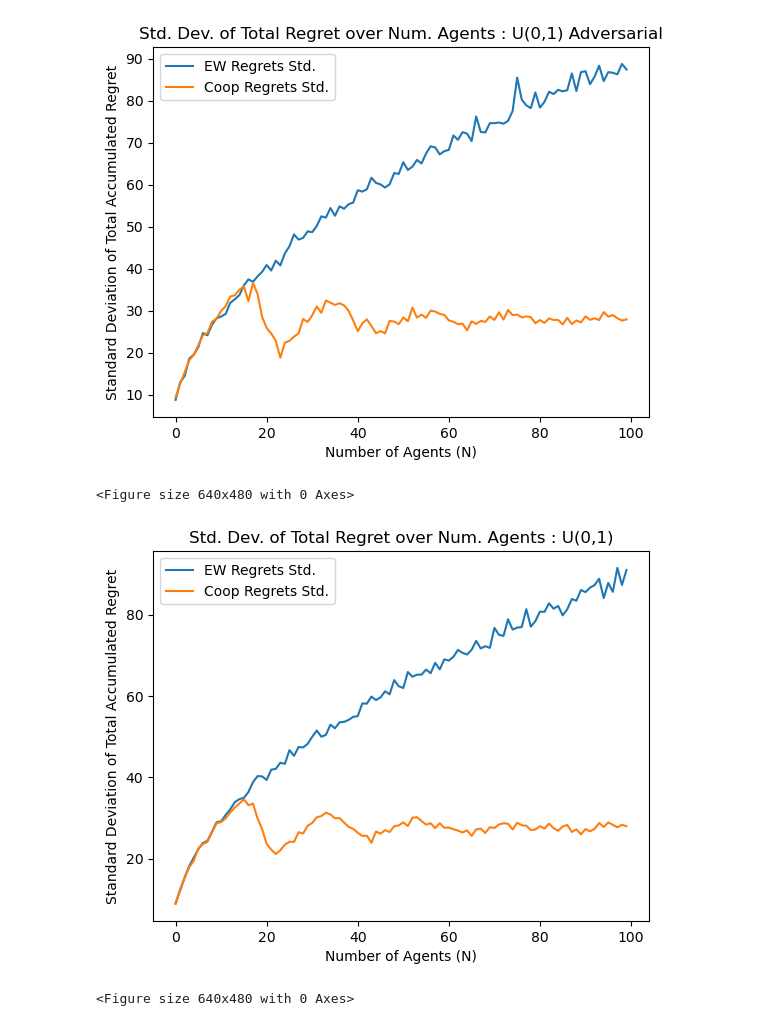
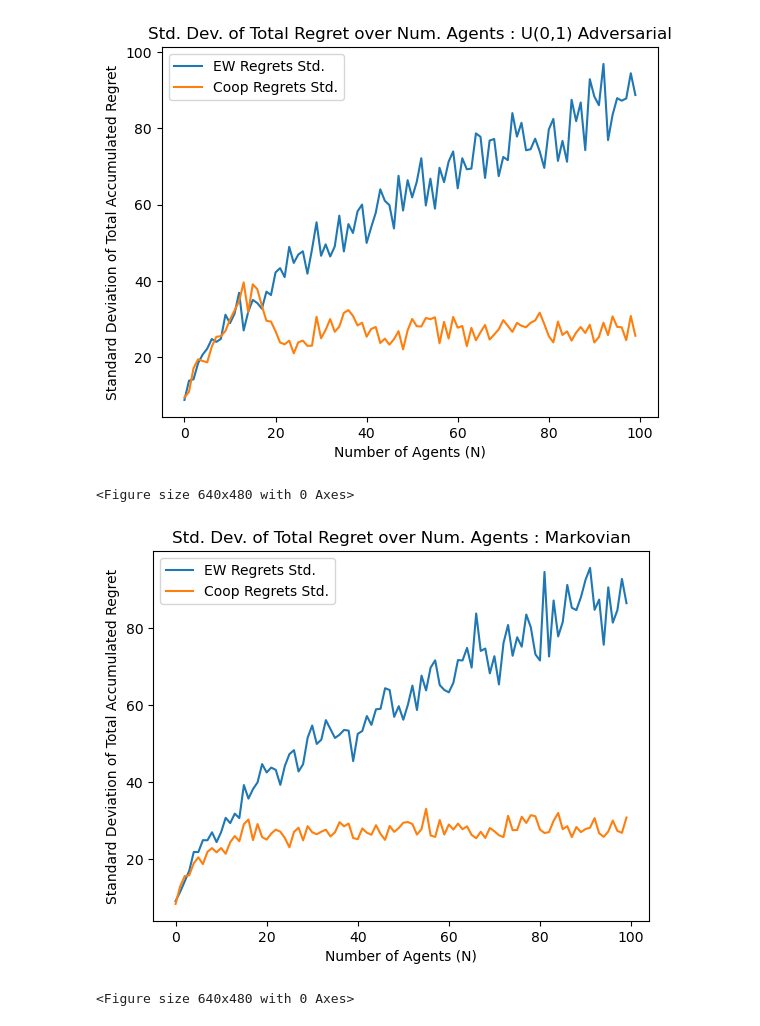
Before and after one commit to srijaladi/WeAreLegion, a Jupyter notebook: WeAreLegionCode.ipynb, the cells around one changed output. Drawn from its saved outputs; the diff is of its cells as text; code cells hidden in the pictures.

```diff
--- a/WeAreLegionCode.ipynb
+++ b/WeAreLegionCode.ipynb
@@ -576,40 +591,40 @@ plt.clf()
 # %%
 # PLOT 5
 # SD Plot with agents N in range[1,100] -> U(0,1) Adversarial scenario
 # Computes the SD of the regret for each N in this range
 
-U_0_1_Adversarial_data = load_object_from_file("Uniform_0_1_Adversarial_entire_100Ns_1Ks_1Ts_1nSims.pkl")
+U_0_1_Adversarial_data = load_object_from_file("Whole_Uniform_Worst_100Ns_1Ks_3Ts_1nSims.pkl")[-100:]
 
 expw_regrets_std = [np.std(i[0], axis = 0)[-1] for i in U_0_1_Adversarial_data]
 coop_regrets_std = [np.std(i[1], axis = 0)[-1] for i in U_0_1_Adversarial_data]
 
 x_axis = np.arange(len(expw_regrets_std))
 
 plt.clf()
 
 plt.plot(x_axis, expw_regrets_std, label = "EW Regrets Std.")
 plt.plot(x_axis, coop_regrets_std, label = "Coop Regrets Std.")
 
 plt.title("Std. Dev. of Total Regret over Num. Agents : U(0,1) Adversarial")
 plt.xlabel("Number of Agents (N)")
 plt.ylabel("Standard Deviation of Total Accumulated Regret")
 plt.legend(loc = "upper left")
 
 plt.show()
 
 plt.clf()
 # %% [output]
-[figure, old version]
+[figure, new version]
 <Figure size 640x480 with 0 Axes>
 # %%
 # PLOT 6
-# SD Plot with agents N in range[1,100] -> U(0,1) Random scenario
+# SD Plot with agents N in range[1,100] -> MDP Single Random scenario
 # Computes the SD of the regret for each N in this range
 
-U_0_1_Rand_data = load_object_from_file("Uniform_0_1_Rand_entire_100Ns_1Ks_1Ts_1nSims.pkl")
+MDP_Rand_data = load_object_from_file("Whole_MDP_Single_100Ns_1Ks_3Ts_1nSims.pkl")[-100:]
 
-expw_regrets_std = [np.std(i[0], axis = 0)[-1] for i in U_0_1_Rand_data]
-coop_regrets_std = [np.std(i[1], axis = 0)[-1] for i in U_0_1_Rand_data]
+expw_regrets_std = [np.std(i[0], axis = 0)[-1] for i in MDP_Rand_data]
+coop_regrets_std = [np.std(i[1], axis = 0)[-1] for i in MDP_Rand_data]
 
 x_axis = np.arange(len(expw_regrets_std))
 
@@ -618,7 +633,7 @@ plt.clf()
 plt.plot(x_axis, expw_regrets_std, label = "EW Regrets Std.")
 plt.plot(x_axis, coop_regrets_std, label = "Coop Regrets Std.")
 
-plt.title("Std. Dev. of Total Regret over Num. Agents : U(0,1)")
+plt.title("Std. Dev. of Total Regret over Num. Agents : Markovian")
 plt.xlabel("Number of Agents (N)")
 plt.ylabel("Standard Deviation of Total Accumulated Regret")
 plt.legend(loc = "upper left")
@@ -627,5 +642,5 @@ plt.show()
 
 plt.clf()
 # %% [output]
-[figure, old version]
+[figure, new version]
 <Figure size 640x480 with 0 Axes>
```
Also changed, not shown: parts of 5 cells of this notebook, 2 other files.
